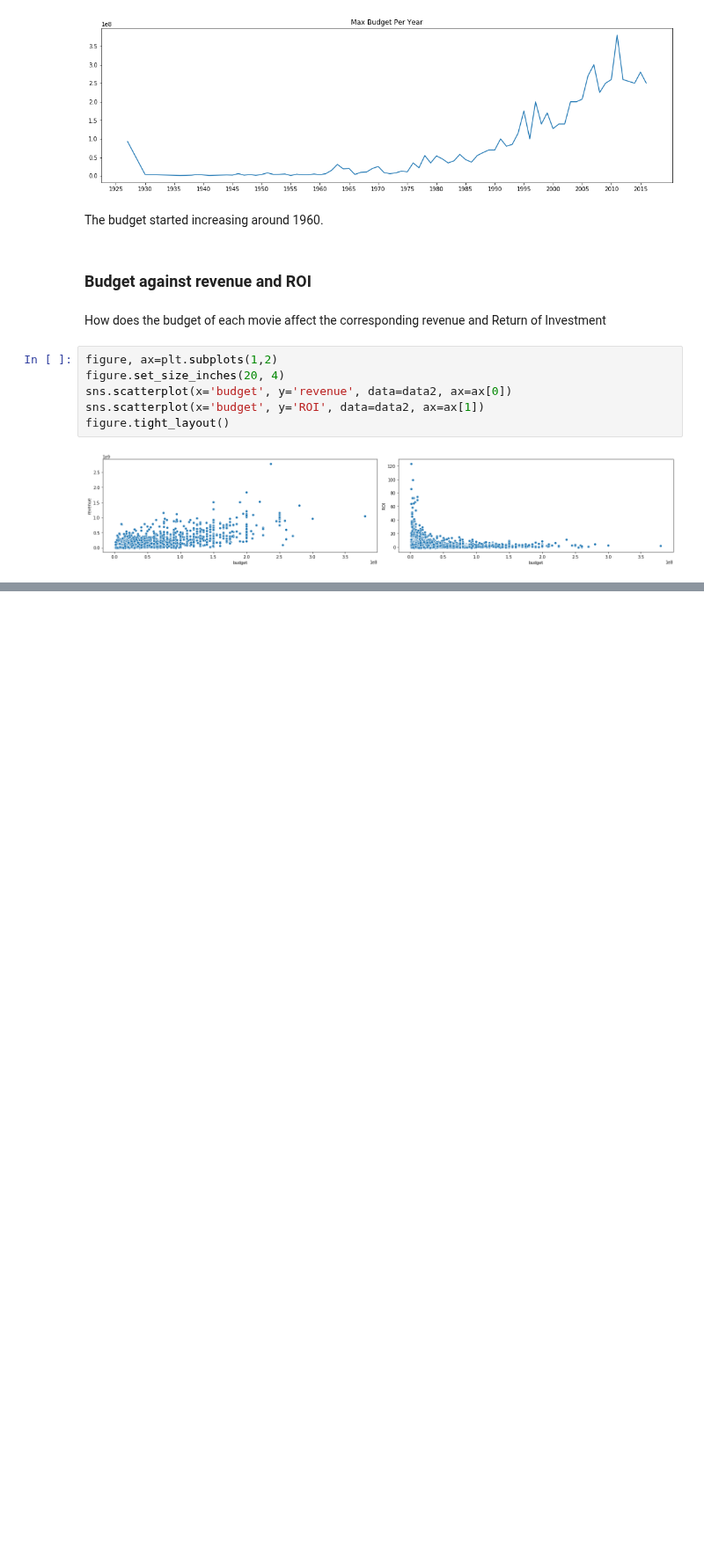
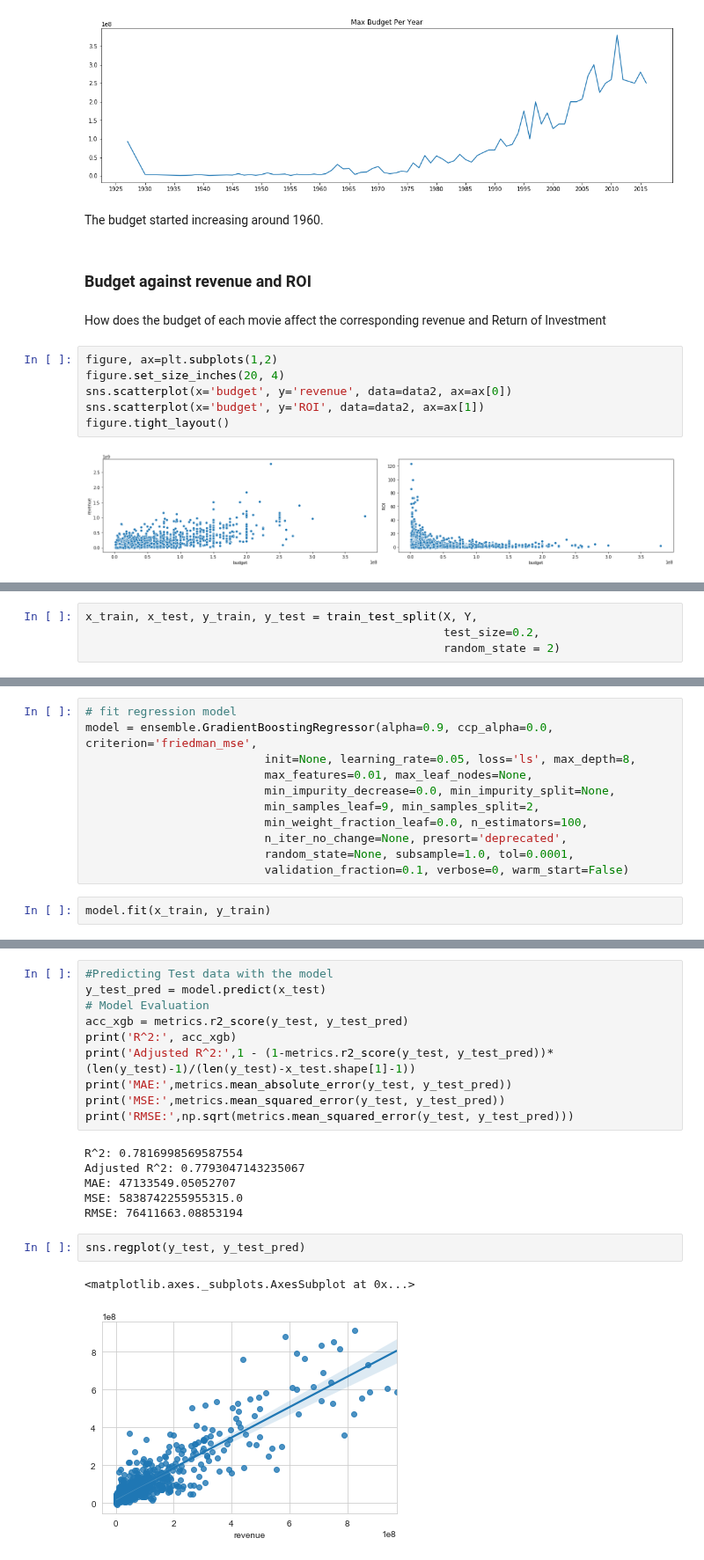
Before and after one commit to leyaof/movie-analysis, a Jupyter notebook: movie-analysis.ipynb, the cells around one changed output, grey strips where cells are left out. Shown at 88% size. Saved outputs shown, nothing was run; the diff lists cells and outputs as text; blank space fills up the shorter version.

Commit message:
added regression section

```diff
--- a/movie-analysis.ipynb
+++ b/movie-analysis.ipynb
@@ -500,0 +643,4 @@ figure.tight_layout()
+# %%
+x_train, x_test, y_train, y_test = train_test_split(X, Y,
+                                                    test_size=0.2,
+                                                    random_state = 2)
@@ -500,0 +681,13 @@ figure.tight_layout()
+# %%
+# fit regression model
+model = ensemble.GradientBoostingRegressor(alpha=0.9, ccp_alpha=0.0, criterion='friedman_mse',
+                          init=None, learning_rate=0.05, loss='ls', max_depth=8,
+                          max_features=0.01, max_leaf_nodes=None,
+                          min_impurity_decrease=0.0, min_impurity_split=None,
+                          min_samples_leaf=9, min_samples_split=2,
+                          min_weight_fraction_leaf=0.0, n_estimators=100,
+                          n_iter_no_change=None, presort='deprecated',
+                          random_state=None, subsample=1.0, tol=0.0001,
+                          validation_fraction=0.1, verbose=0, warm_start=False)
+# %%
+model.fit(x_train, y_train)
@@ -500,0 +719,21 @@ figure.tight_layout()
+# %%
+#Predicting Test data with the model
+y_test_pred = model.predict(x_test)
+# Model Evaluation
+acc_xgb = metrics.r2_score(y_test, y_test_pred)
+print('R^2:', acc_xgb)
+print('Adjusted R^2:',1 - (1-metrics.r2_score(y_test, y_test_pred))*(len(y_test)-1)/(len(y_test)-x_test.shape[1]-1))
+print('MAE:',metrics.mean_absolute_error(y_test, y_test_pred))
+print('MSE:',metrics.mean_squared_error(y_test, y_test_pred))
+print('RMSE:',np.sqrt(metrics.mean_squared_error(y_test, y_test_pred)))
+# %% [output]
+R^2: 0.7816998569587554
+Adjusted R^2: 0.7793047143235067
+MAE: 47133549.05052707
+MSE: 5838742255955315.0
+RMSE: 76411663.08853194
+# %%
+sns.regplot(y_test, y_test_pred)
+# %% [output]
+<matplotlib.axes._subplots.AxesSubplot at 0x...>
+[figure, added]
```
Also changed, not shown: parts of 41 cells of this notebook.
